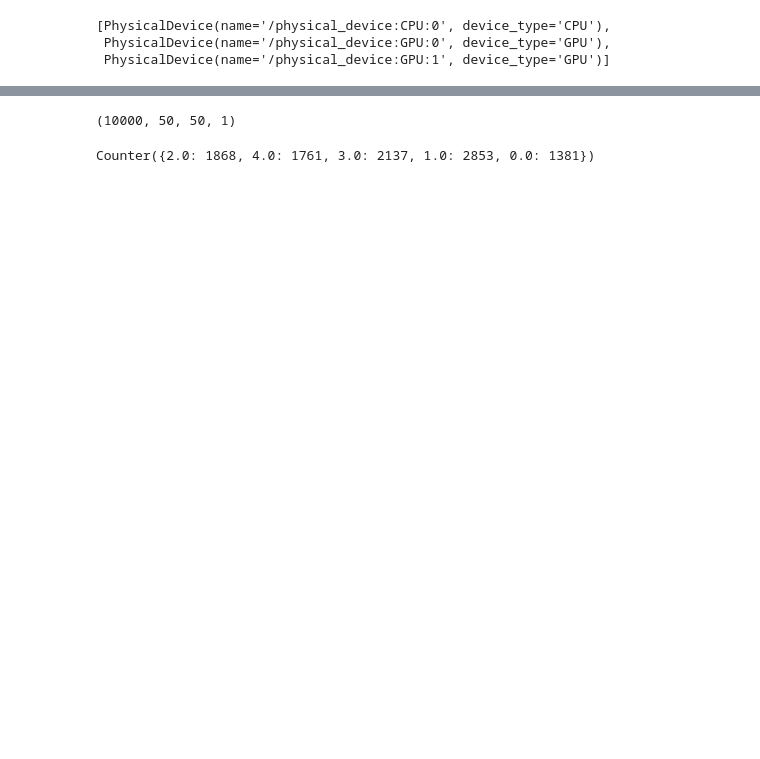
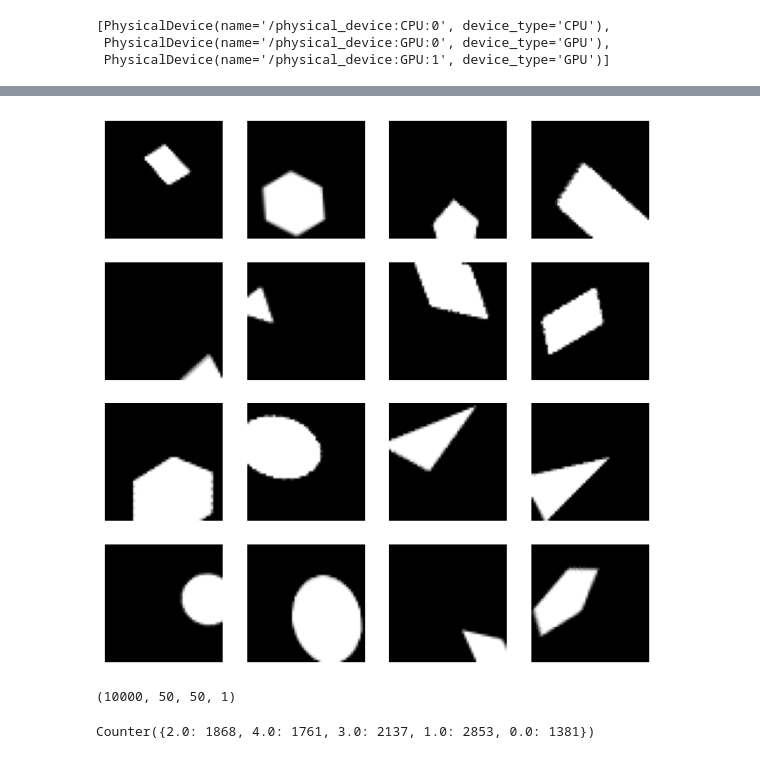
Before and after one commit to DDomjosa/flatland, a Jupyter notebook: Flatland.ipynb, the cells around one changed output, grey strips where cells are left out. Drawn from its saved outputs; the diff is of its cells as text; code cells hidden in the pictures; blank space fills up the shorter version.

```diff
--- a/Flatland.ipynb
+++ b/Flatland.ipynb
@@ -26,3 +34,26 @@ plt.imshow(X[5], cmap = 'gray')
+# %%
+data_generator = ImageDataGenerator(
+    rotation_range = 90,
+    zoom_range = 0.2,
+    shear_range = 45,
+    horizontal_flip = 0.5,
+    vertical_flip = 0.5,
+    height_shift_range = 0.2,
+    width_shift_range = 0.2,
+    channel_shift_range = 0.9,
+    validation_split = 0.2
+)
+data_generator.fit(X)
+for X_batch, y_batch in data_generator.flow(X, y, batch_size = 16, shuffle = False):
+    fig, ax = plt.subplots(4, 4, figsize=(8, 8))
+    for i in range(4):
+        for j in range(4):
+            ax[i][j].axis('off')
+            ax[i][j].imshow(X_batch[i*4 + j].reshape(50, 50), cmap = 'gray')
+    plt.show()
+    break
+# %% [output]
+[figure, added]
 # %%
 X.shape
 # %% [output]
```
Also changed, not shown: parts of 7 cells of this notebook, 1 other file.
